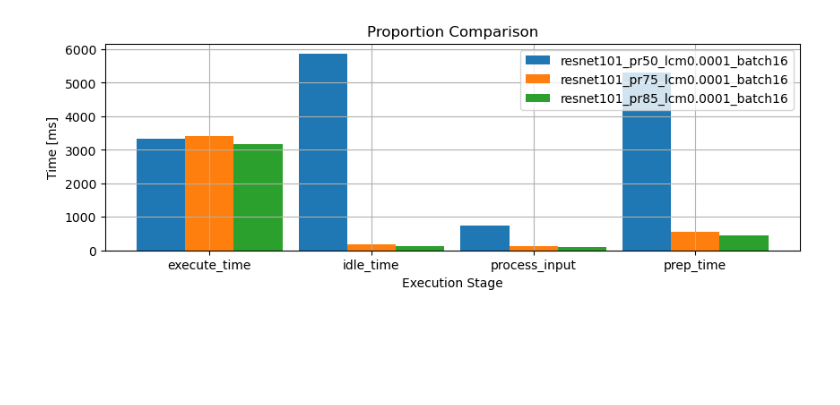
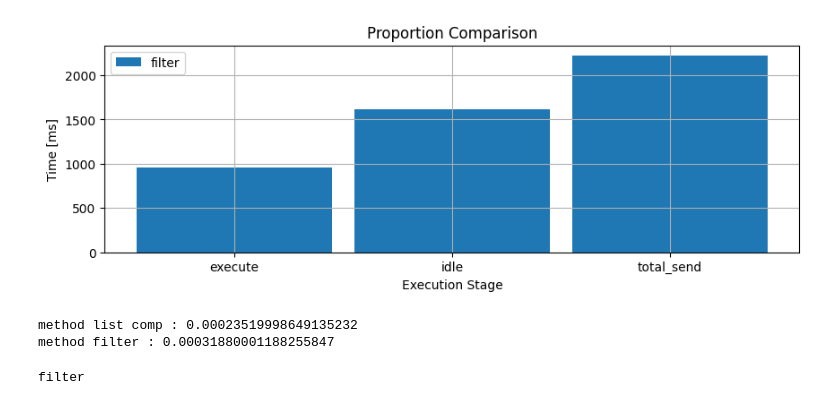
Before and after one commit to neu-spiral/CaP2, a Jupyter notebook: sandbox/plot_timing.ipynb, the cells around one changed output. Drawn from its saved outputs; the diff is of its cells as text; code cells hidden in the pictures; blank space fills up the shorter version.

Commit message:
updated timing/state definitions

```diff
--- a/sandbox/plot_timing.ipynb
+++ b/sandbox/plot_timing.ipynb
@@ -11,11 +14,16 @@ import os
 '''
 
 DO_SAVE = True
-run_names = ['resnet101_pr50_lcm0.0001_batch16', 'resnet101_pr75_lcm0.0001_batch16', 'resnet101_pr85_lcm0.0001_batch16']
-#run_names = ['resnet18_pr50_lcm0.0001_batch64', 'resnet18_pr75_lcm0.0001_batch64', 'resnet18_pr85_lcm0.0001_batch64']
+#run_names = ['resnet101_pr50_lcm0.0001_batch16', 'resnet101_pr75_lcm0.0001_batch16', 'resnet101_pr85_lcm0.0001_batch16'] # these logs dont have rx ip and port yet
+#run_names = ['resnet18_pr50_lcm0.0001_batch64', 'resnet18_pr75_lcm0.0001_batch64', 'resnet18_pr85_lcm0.0001_batch64'] # these logs dont have rx ip and port yet
+run_names = [ 'filter']
 num_runs = len(run_names)
 test_name = run_names[0]
-log_name = 'resnet101'
+log_name = 'resnet18'
 num_nodes = 4
+
 save_dir = os.path.join('assets', 'figs', test_name)
 log_file_path = os.path.join('logs', test_name)
+
+if DO_SAVE:
+    os.makedirs(save_dir, exist_ok=True)
@@ -286,2 +309,2 @@ def combine_log_files(log_file_path, log_name_substr, num_nodes):
 # %%
-master_df, execute_layer_ts_df, send_data_df, received_layer_df, flops_df, total_runtime = combine_log_files(log_file_path, log_name, num_nodes)
+block_event_df, layer_event_df, total_runtime = combine_log_files(log_file_path, log_name, num_nodes)
@@ -488,38 +598,41 @@ if DO_SAVE:
 
 '''
 
-stages = ["execute_time", "idle_time", "process_input", "prep_time"]
+stages = ["execute", "idle", "total_send"]
 num_stages = len(stages)
 stage_values = np.arange(num_stages)*num_runs
 legend_strs = []
 
 width = 0.9
 
 plt.figure(figsize=(10,3))
 plt.grid()
 
 irun = 0
 for run_name in run_names:
     master_df = combine_log_files(os.path.join('logs', run_name), log_name, num_nodes)[0]
 
+    stages_array = np.array([])
+    for a_stage in stages:
+        stages_array = np.append(stages_array, master_df[master_df['type'] == a_stage]['dur'].sum(axis=0))
 
-    stages_array = master_df[stages].sum(axis=0).to_numpy()
     plt.bar(stage_values + irun*width - num_runs*width/2, stages_array, width=width, align='edge')
 
     legend_strs += [run_name]
     irun += 1
 
 plt.xticks(stage_values, stages)
+#plt.xscale('log')
 
 plt.title('Proportion Comparison')
 plt.xlabel('Execution Stage')
 plt.ylabel('Time [ms]')
 plt.legend(legend_strs)
 
 #_ = plt.xticks(layer_array*17.6, uniq_layers)
 #plt.ylim(0, 50)
 
 if DO_SAVE:
-    plt.savefig(os.path.join(save_dir, 'proportion_compare.jpg'))
+    plt.savefig(os.path.join(save_dir, 'state_compare_adjacent.jpg'))
 # %% [output]
-[figure, old version]
+[figure, new version]
@@ -525,0 +683,38 @@ if DO_SAVE:
+# %%
+'''
+    prep time taking a long time?
+    or is it the cleaning of the queue?
+'''
+
+import torch
+import time
+
+for flag in [0,1]:
+    queue_data = []
+    for i in range(5):
+        adict = {
+            'layer': 1,
+            'tensor':torch.rand((64, 128, 128))
+            }
+        queue_data.append(adict)
+
+    queue_data[0]['layer'] = -1
+
+    start = time.perf_counter()
+    if not flag:
+        queue_data = [el for el in queue_data if el['layer'] != -1]
+        method_str = 'list comp'
+    else:
+        method_str = 'filter'
+        queue_data = list(filter(lambda el: el['layer'] != -1, queue_data))
+    dur = time.perf_counter() -start
+
+    print(f'method {method_str} : {dur}')
+# %% [output]
+method list comp : 0.00023519998649135232
+method filter : 0.00031880001188255847
+# %%
+a = (filter(lambda el: el['layer'] != -1, queue_data))
+type(a)
+# %% [output]
+filter
```
Also changed, not shown: parts of 15 cells of this notebook, 2 other files.
